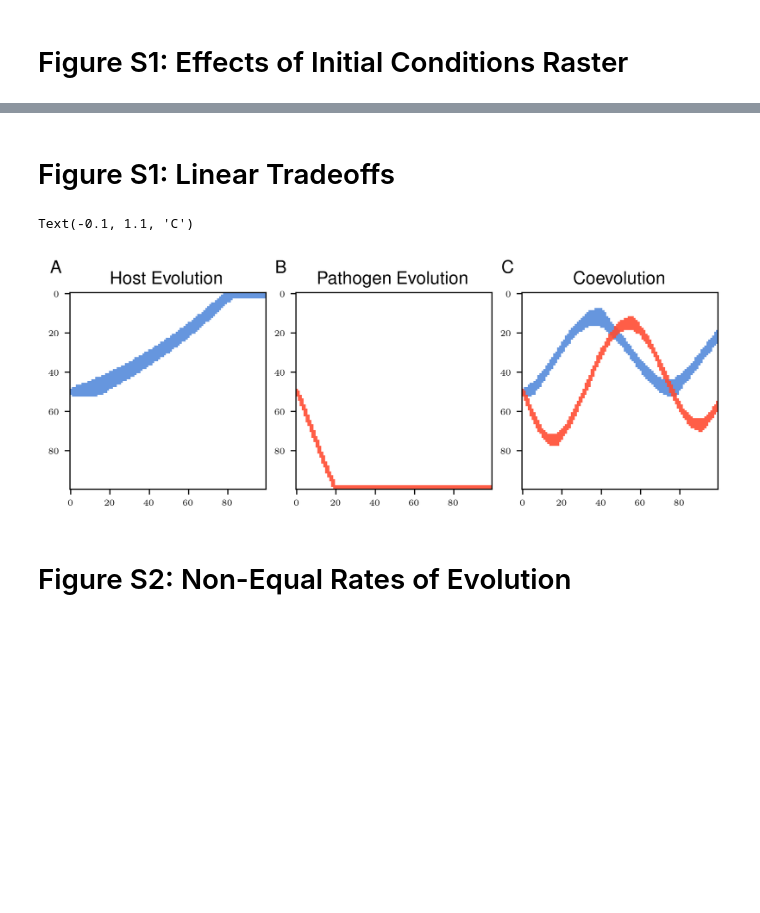
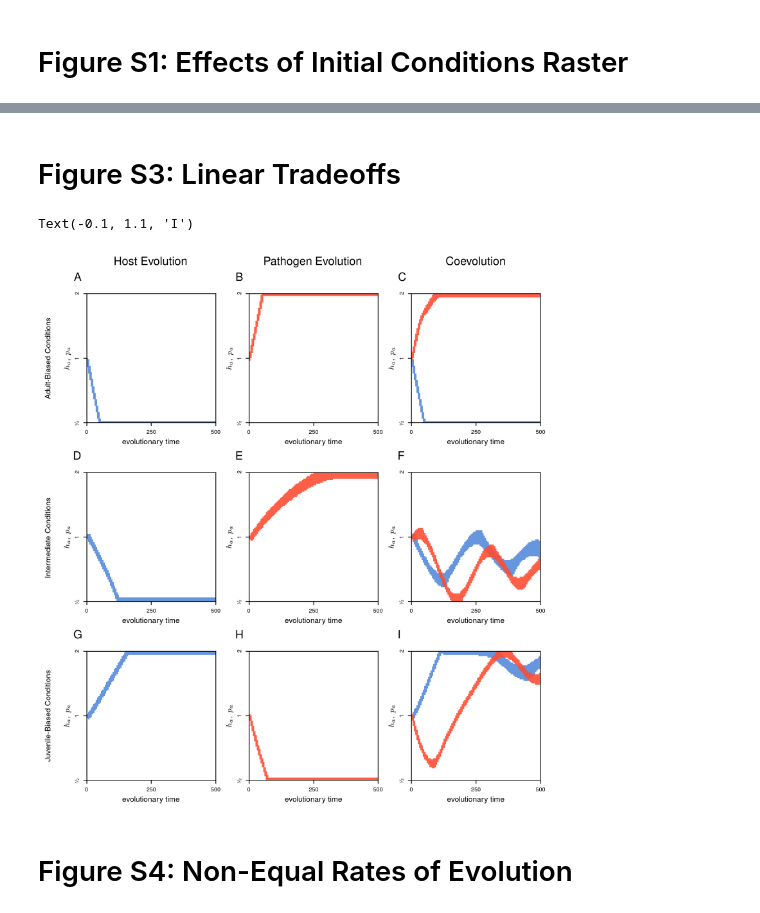
Before and after one commit to svhulse/transmission-coevolution, a Jupyter notebook: figures_supplementary.ipynb, the cells around one changed output, grey strips where cells are left out. Drawn from its saved outputs; the diff is of its cells as text; code cells hidden in the pictures; blank space fills up the shorter version.

```diff
--- a/figures_supplementary.ipynb
+++ b/figures_supplementary.ipynb
@@ -166,2 +169,2 @@ Text(-0.1, 1.1, 'F')
 # %% [markdown]
-# Figure S1: Linear Tradeoffs #
+# Figure S3: Linear Tradeoffs #
@@ -201,28 +200,59 @@ Sa_img_c, Ia_img_c, Sa_alpha_c, Ia_alpha_c = make_image(coevol_model.Sa, coevol_
 # %%
-fig, ax = plt.subplots(ncols=3, nrows=1, layout='compressed')
+fig, ax = plt.subplots(ncols=3, nrows=3, figsize=(8,8), layout='compressed')
 
-ax[0].imshow(Sa_img_h, alpha=Sa_alpha_h, cmap=s_cmap)
-ax[1].imshow(Ia_img_p, alpha=Ia_alpha_p, cmap=i_cmap)
-ax[2].imshow(Sa_img_c, alpha=Sa_alpha_c, cmap=s_cmap)
-ax[2].imshow(Ia_img_c, alpha=Ia_alpha_c, cmap=i_cmap)
+ax[0,0].imshow(Sa_img_h1, alpha=Sa_alpha_h1, cmap=s_cmap)
+ax[0,1].imshow(Ia_img_p1, alpha=Ia_alpha_p1, cmap=i_cmap)
+ax[0,2].imshow(Sa_img_c1, alpha=Sa_alpha_c1, cmap=s_cmap)
+ax[0,2].imshow(Ia_img_c1, alpha=Ia_alpha_c1, cmap=i_cmap)
 
-ax[0].set_title('Host Evolution')
-ax[1].set_title('Pathogen Evolution')
-ax[2].set_title('Coevolution')
+ax[1,0].imshow(Sa_img_h2, alpha=Sa_alpha_h2, cmap=s_cmap)
+ax[1,1].imshow(Ia_img_p2, alpha=Ia_alpha_p2, cmap=i_cmap)
+ax[1,2].imshow(Sa_img_c2, alpha=Sa_alpha_c2, cmap=s_cmap)
+ax[1,2].imshow(Ia_img_c2, alpha=Ia_alpha_c2, cmap=i_cmap)
+
+ax[2,0].imshow(Sa_img_h3, alpha=Sa_alpha_h3, cmap=s_cmap)
+ax[2,1].imshow(Ia_img_p3, alpha=Ia_alpha_p3, cmap=i_cmap)
+ax[2,2].imshow(Sa_img_c3, alpha=Sa_alpha_c3, cmap=s_cmap)
+ax[2,2].imshow(Ia_img_c3, alpha=Ia_alpha_c3, cmap=i_cmap)
+
+ax[0,0].set_title('Host Evolution', pad=30)
+ax[0,1].set_title('Pathogen Evolution', pad=30)
+ax[0,2].set_title('Coevolution', pad=30)
+
+ax[0,0].annotate('Adult-Biased Conditions', xy=(0, 0.5), xytext=(-40,0), xycoords='axes fraction', textcoords='offset points', ha='center', va='center', rotation=90, fontsize=8)
+ax[1,0].annotate('Intermediate Conditions', xy=(0, 0.5), xytext=(-40,0), xycoords='axes fraction', textcoords='offset points', ha='center', va='center', rotation=90, fontsize=8)
+ax[2,0].annotate('Juvenile-Biased Conditions', xy=(0, 0.5), xytext=(-40,0), xycoords='axes fraction', textcoords='offset points', ha='center', va='center', rotation=90, fontsize=8)
+
+for axis in ax.reshape(-1):
+    axis.yaxis.set_major_locator(matplotlib.ticker.MaxNLocator(nbins=5))
+    axis.yaxis.set_major_formatter(matplotlib.ticker.FormatStrFormatter('%.2f'))
+    label_x_axis(axis)
+
+    ax_tick_pos = np.linspace(axis.get_ylim()[0], axis.get_ylim()[1], 3)
+    ax_tick_labels = [r'\sfrac{1}{2}',r'1',r'2']
+    axis.set_yticks(ax_tick_pos, ax_tick_labels, rotation=90)
+
+    axis.set_xlabel(r'evolutionary time')
+    axis.set_ylabel(r'$h_a,\ p_a$', fontsize=8)
 
 def label_x_axis(ax, n_x_ticks = 3):
     x_lim = ax.get_xlim()
     x_ticks = np.linspace(x_lim[0], x_lim[1], n_x_ticks)
-    x_tick_labels = np.linspace(0, host_model.N_iter, n_x_ticks)
+    x_tick_labels = np.linspace(0, host_model_1.N_iter, n_x_ticks)
 
     ax.set_xticks(x_ticks, x_tick_labels.astype(int))
 
-
-ax[0].annotate("A", xy=(-0.1, 1.1), xycoords="axes fraction", fontsize=plot_label_size)
-ax[1].annotate("B", xy=(-0.1, 1.1), xycoords="axes fraction", fontsize=plot_label_size)
-ax[2].annotate("C", xy=(-0.1, 1.1), xycoords="axes fraction", fontsize=plot_label_size)
+ax[0,0].annotate("A", xy=(-0.1, 1.1), xycoords="axes fraction", fontsize=plot_label_size)
+ax[0,1].annotate("B", xy=(-0.1, 1.1), xycoords="axes fraction", fontsize=plot_label_size)
+ax[0,2].annotate("C", xy=(-0.1, 1.1), xycoords="axes fraction", fontsize=plot_label_size)
+ax[1,0].annotate("D", xy=(-0.1, 1.1), xycoords="axes fraction", fontsize=plot_label_size)
+ax[1,1].annotate("E", xy=(-0.1, 1.1), xycoords="axes fraction", fontsize=plot_label_size)
+ax[1,2].annotate("F", xy=(-0.1, 1.1), xycoords="axes fraction", fontsize=plot_label_size)
+ax[2,0].annotate("G", xy=(-0.1, 1.1), xycoords="axes fraction", fontsize=plot_label_size)
+ax[2,1].annotate("H", xy=(-0.1, 1.1), xycoords="axes fraction", fontsize=plot_label_size)
+ax[2,2].annotate("I", xy=(-0.1, 1.1), xycoords="axes fraction", fontsize=plot_label_size)
 # %% [output]
-Text(-0.1, 1.1, 'C')
+Text(-0.1, 1.1, 'I')
-[figure, old version]
+[figure, new version]
 # %% [markdown]
-# Figure S2: Non-Equal Rates of Evolution #
+# Figure S4: Non-Equal Rates of Evolution #
```
Also changed, not shown: parts of 22 cells of this notebook, 2 other files.
